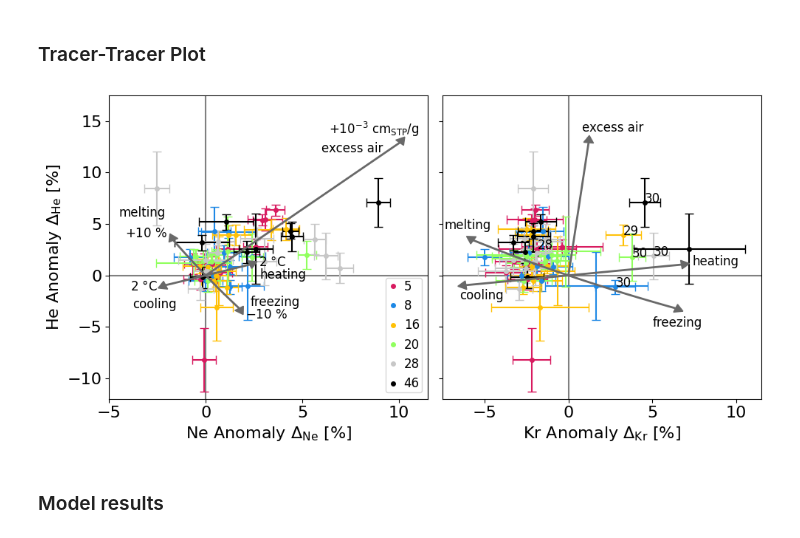
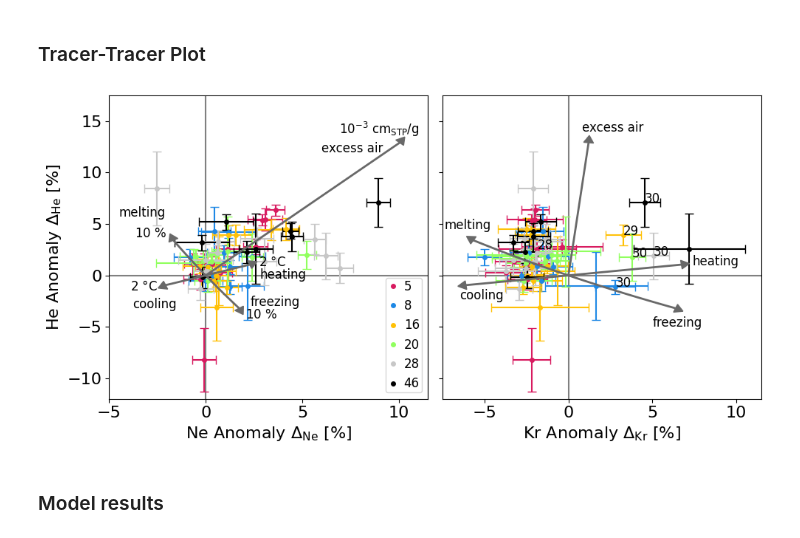
Before and after one commit to TeamPAGOS/Resources-New-Noble-Gas-Derived-Parameterizations-of-Arctic-Air-Sea-Ice-Gas-Exchange-Processes, a Jupyter notebook: Paper copy.ipynb, the cells around one changed output. Drawn from its saved outputs; the diff is of its cells as text; code cells hidden in the pictures.

Commit message:
Chi2 Plot

```diff
--- a/Paper copy.ipynb
+++ b/Paper copy.ipynb
@@ -262,37 +263,37 @@ ax[1].text(-6.5,-2.3,'cooling',rotation=6.3, size = txtsize)
 ax[1].text(7.4,0.8,'heating',rotation=6.3, size = txtsize)
 ax[0].text(2,-8.6,'net freezing',rotation=-47, size = txtsize)
 ax[0].text(-4.5,4,'net melting',rotation=-51, size = txtsize)
 ax[1].text(4,-6,'net freezing',rotation=-19, size = txtsize)
 ax[1].text(-7.4,3,'net melting',rotation=-25, size = txtsize)
 ax[0].text(4,6.8,'excess air',rotation=35, size = txtsize)
 ax[1].text(1.2,11,'excess air',rotation=81, size = txtsize)"""
 ax[0].text(-3.8,-3.2,'cooling',rotation=0, size = txtsize)
 ax[0].text(2.8,-0.3,'heating',rotation=0, size = txtsize)
 ax[1].text(-6.5,-2.3,'cooling',rotation=0, size = txtsize)
 ax[1].text(7.4,1,'heating',rotation=0, size = txtsize)
 ax[0].text(2.3,-3,'freezing',rotation=0, size = txtsize)
 ax[0].text(-4.5,5.7,'melting',rotation=0, size = txtsize)
 ax[1].text(5,-5,'freezing',rotation=0, size = txtsize)
 ax[1].text(-7.4,4.5,'melting',rotation=0, size = txtsize)
 ax[0].text(6,12,'excess air',rotation=0, size = txtsize)
 ax[1].text(0.8,14,'excess air',rotation=0, size = txtsize)
 
 # numbers for parameters
 ax[0].text(coolheat_deltas['Ne'][-1]*1.2, coolheat_deltas['He'][-1]*1.2, '$2$ \u00b0C', size=txtsize, va='center', ha='right')
 ax[0].text(coolheat_deltas['Ne'][0]*1.2, coolheat_deltas['He'][0]*1.2, '$2$ \u00b0C', size=txtsize, va='center', ha='left')
-ax[0].text(freezemelt_deltas['Ne'][-1]*1.2, freezemelt_deltas['He'][-1]*1.2, '$-10$ %', size=txtsize, va='center', ha='left')
-ax[0].text(freezemelt_deltas['Ne'][0]*1.2, freezemelt_deltas['He'][0]*1.2, '$+10$ %', size=txtsize, va='center', ha='right')
-ax[0].text(excessair_deltas['Ne'][-1]*1.1, excessair_deltas['He'][-1]*1.1, '$+10^{-3}$ cm$_{\\text{STP}}$/g', size=txtsize, va='center', ha='right')
+ax[0].text(freezemelt_deltas['Ne'][-1]*1.2, freezemelt_deltas['He'][-1]*1.2, '$10$ %', size=txtsize, va='center', ha='left')
+ax[0].text(freezemelt_deltas['Ne'][0]*1.2, freezemelt_deltas['He'][0]*1.2, '$10$ %', size=txtsize, va='center', ha='right')
+ax[0].text(excessair_deltas['Ne'][-1]*1.1, excessair_deltas['He'][-1]*1.1, '$10^{-3}$ cm$_{\\text{STP}}$/g', size=txtsize, va='center', ha='right')
 
 ## general format
 ax[0].set_ylabel('He Anomaly $\\Delta_\\text{He}$ [%]', fontsize =16)
 ax[0].legend([Line2D([0], [0], marker="o", ms = 4, color=vacao_colors[s], linewidth=0) for s in vacao_colors.keys()],vacao_colors.keys(), fontsize = txtsize, loc='lower right',
              ncol=1, borderpad = 0.18, handlelength=0.8, handletextpad=0.5)
 
 fig.tight_layout()
 plt.savefig('plots/paper/Tracer-Tracer_Plot.pdf', dpi =900,bbox_inches='tight')
 # %% [output]
-[figure, old version]
+[figure, new version]
 # %% [markdown]
 ### Model results
 # %%
```
Also changed, not shown: parts of 3 cells of this notebook, 2 other files.
